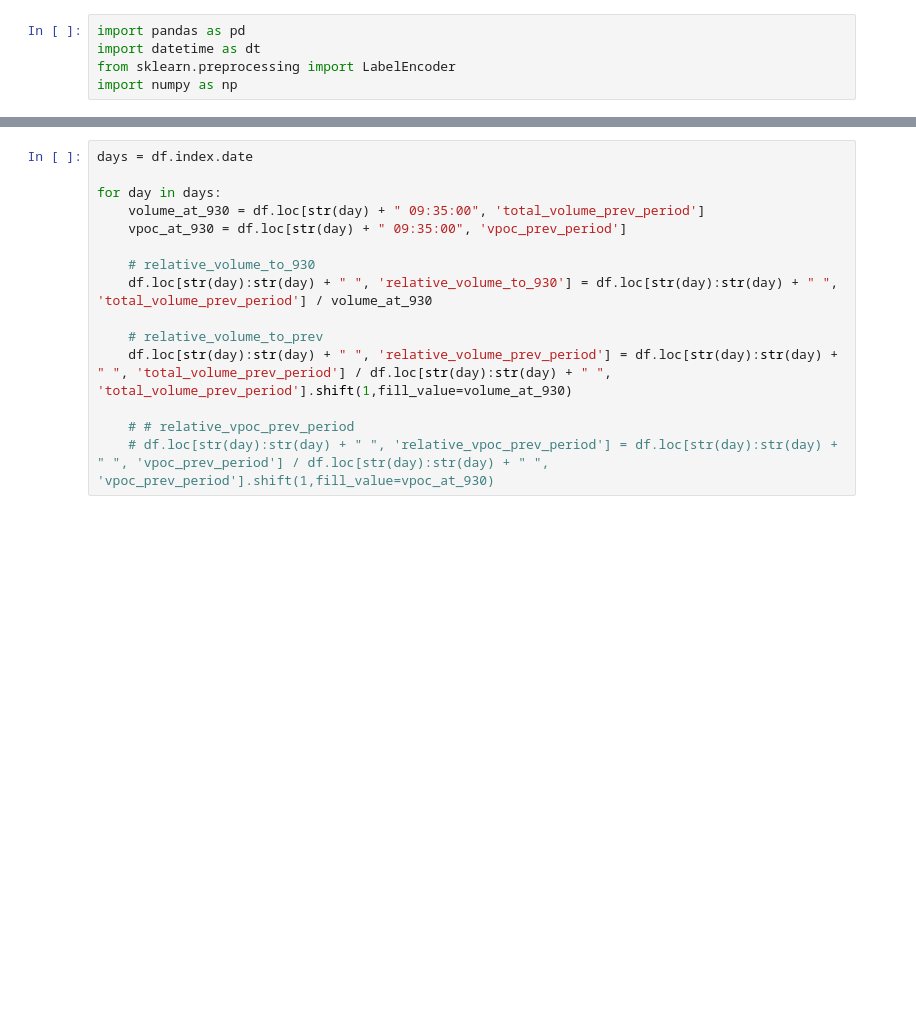
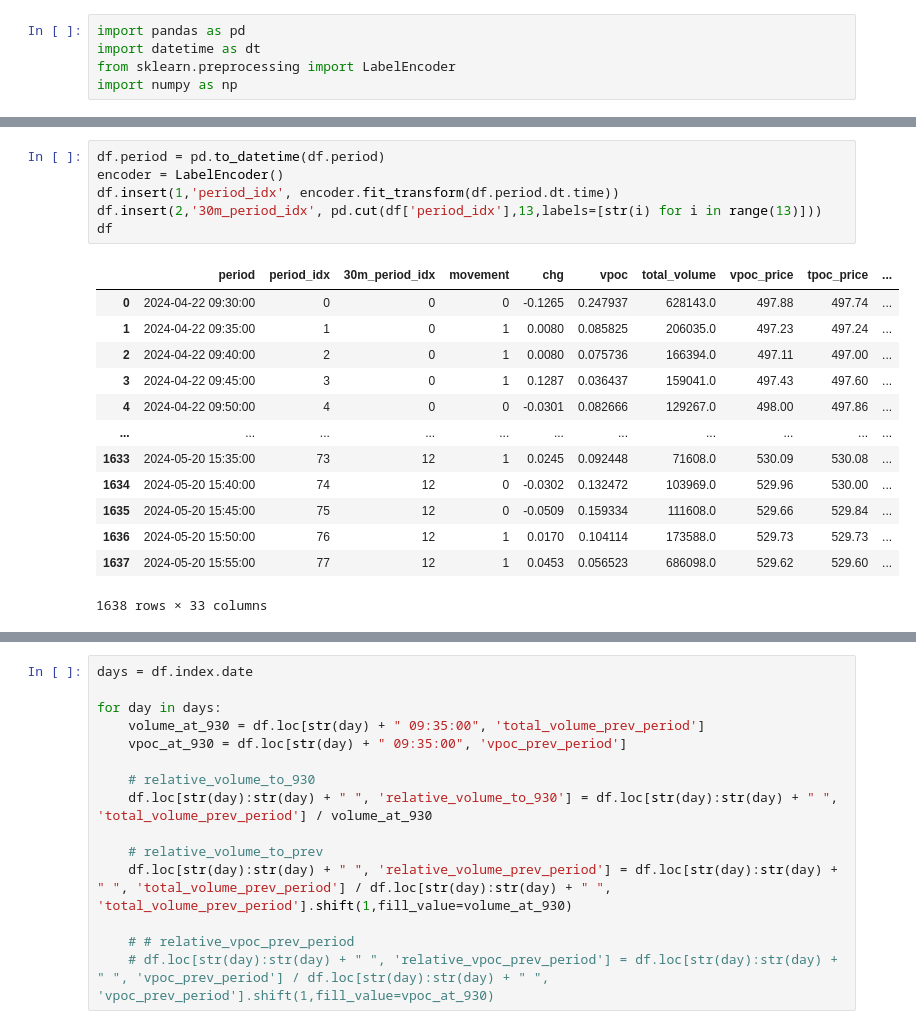
Before and after one commit to zeyad-kay/Intraday, a Jupyter notebook: feature_engineering_v4.ipynb, the cells around one changed output, grey strips where cells are left out. Cells and saved outputs as stored; diff of their text form; blank space fills up the shorter version.

```diff
--- a/feature_engineering_v4.ipynb
+++ b/feature_engineering_v4.ipynb
@@ -47,4 +47,24 @@ fig = go.Figure(data=[go.Candlestick(x=df1.index,
                 go.Scatter(x=df1.index, y=df1.tpoc_price, mode="markers",marker=dict(size=10, symbol="arrow-right", color='violet'))
                 ],layout=layout)
 fig.show()
+# %%
+df.period = pd.to_datetime(df.period)
+encoder = LabelEncoder()
+df.insert(1,'period_idx', encoder.fit_transform(df.period.dt.time))
+df.insert(2,'30m_period_idx', pd.cut(df['period_idx'],13,labels=[str(i) for i in range(13)]))
+df
+# %% [output]
+|  | period | period_idx | 30m_period_idx | movement | chg | vpoc | total_volume | vpoc_price | tpoc_price | ... |
+| 0 | 2024-04-22 09:30:00 | 0 | 0 | 0 | -0.1265 | 0.247937 | 628143.0 | 497.88 | 497.74 | ... |
+| 1 | 2024-04-22 09:35:00 | 1 | 0 | 1 | 0.0080 | 0.085825 | 206035.0 | 497.23 | 497.24 | ... |
+| 2 | 2024-04-22 09:40:00 | 2 | 0 | 1 | 0.0080 | 0.075736 | 166394.0 | 497.11 | 497.00 | ... |
+| 3 | 2024-04-22 09:45:00 | 3 | 0 | 1 | 0.1287 | 0.036437 | 159041.0 | 497.43 | 497.60 | ... |
+| 4 | 2024-04-22 09:50:00 | 4 | 0 | 0 | -0.0301 | 0.082666 | 129267.0 | 498.00 | 497.86 | ... |
+| ... | ... | ... | ... | ... | ... | ... | ... | ... | ... | ... |
+| 1633 | 2024-05-20 15:35:00 | 73 | 12 | 1 | 0.0245 | 0.092448 | 71608.0 | 530.09 | 530.08 | ... |
+| 1634 | 2024-05-20 15:40:00 | 74 | 12 | 0 | -0.0302 | 0.132472 | 103969.0 | 529.96 | 530.00 | ... |
+| 1635 | 2024-05-20 15:45:00 | 75 | 12 | 0 | -0.0509 | 0.159334 | 111608.0 | 529.66 | 529.84 | ... |
+| 1636 | 2024-05-20 15:50:00 | 76 | 12 | 1 | 0.0170 | 0.104114 | 173588.0 | 529.73 | 529.73 | ... |
+| 1637 | 2024-05-20 15:55:00 | 77 | 12 | 1 | 0.0453 | 0.056523 | 686098.0 | 529.62 | 529.60 | ... |
+1638 rows × 33 columns
 # %%
```
Also changed, not shown: parts of 11 cells of this notebook, 3 other files.
